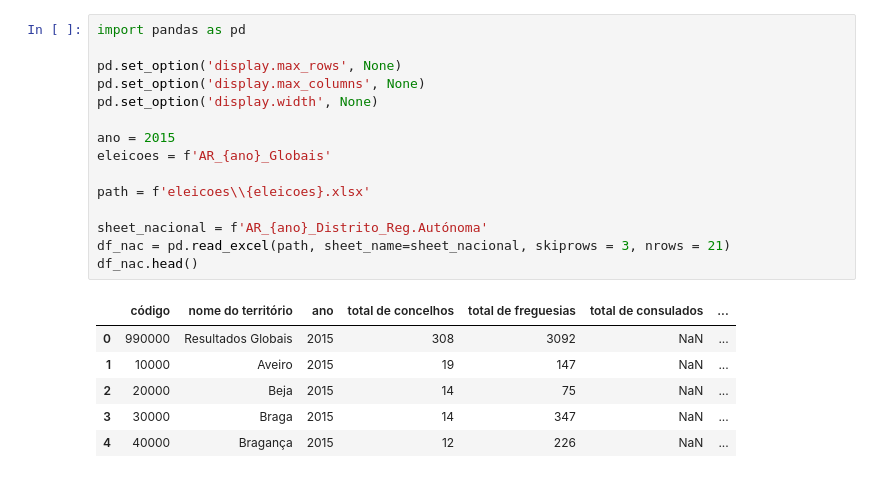
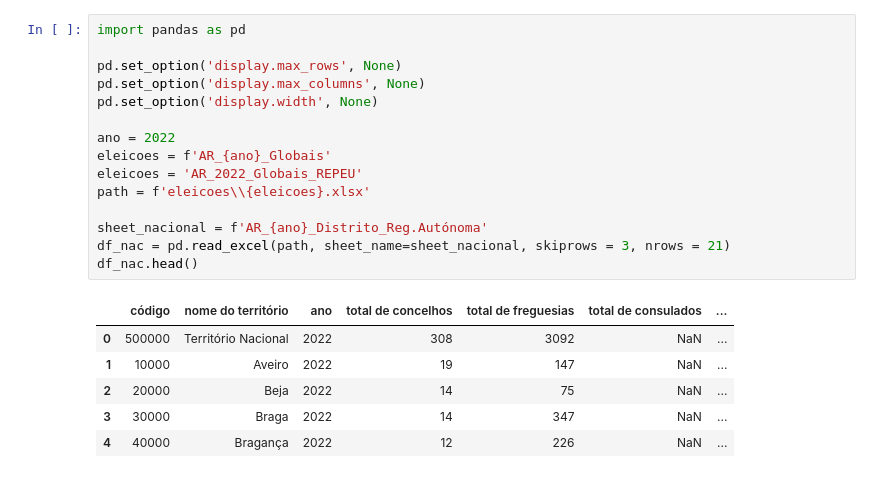
Before and after one commit to pedroschuller/circulo_compensacao, a Jupyter notebook: simulacao.ipynb, the cells around one changed output. Drawn from its saved outputs; the diff is of its cells as text.

```diff
--- a/simulacao.ipynb
+++ b/simulacao.ipynb
@@ -1,25 +1,25 @@
 # %%
 import pandas as pd
 
 pd.set_option('display.max_rows', None)
 pd.set_option('display.max_columns', None)
 pd.set_option('display.width', None)
 
-ano = 2015
+ano = 2022
 eleicoes = f'AR_{ano}_Globais'
-
+eleicoes = 'AR_2022_Globais_REPEU'
 path = f'eleicoes\\{eleicoes}.xlsx'
 
 sheet_nacional = f'AR_{ano}_Distrito_Reg.Autónoma'
 df_nac = pd.read_excel(path, sheet_name=sheet_nacional, skiprows = 3, nrows = 21)
 df_nac.head()
 # %% [output]
 |  | código | nome do território | ano | total de concelhos | total de freguesias | total de consulados | ... |
-| 0 | 990000 | Resultados Globais | 2015 | 308 | 3092 | NaN | ... |
-| 1 | 10000 | Aveiro | 2015 | 19 | 147 | NaN | ... |
-| 2 | 20000 | Beja | 2015 | 14 | 75 | NaN | ... |
-| 3 | 30000 | Braga | 2015 | 14 | 347 | NaN | ... |
-| 4 | 40000 | Bragança | 2015 | 12 | 226 | NaN | ... |
+| 0 | 500000 | Território Nacional | 2022 | 308 | 3092 | NaN | ... |
+| 1 | 10000 | Aveiro | 2022 | 19 | 147 | NaN | ... |
+| 2 | 20000 | Beja | 2022 | 14 | 75 | NaN | ... |
+| 3 | 30000 | Braga | 2022 | 14 | 347 | NaN | ... |
+| 4 | 40000 | Bragança | 2022 | 12 | 226 | NaN | ... |
 # %%
 sheet_int = f'AR_{ano}_Global'
 df_int = pd.read_excel(path, sheet_name=sheet_int, skiprows = 3, nrows = 5)
```
Also changed, not shown: parts of 11 cells of this notebook, 21 other files.
